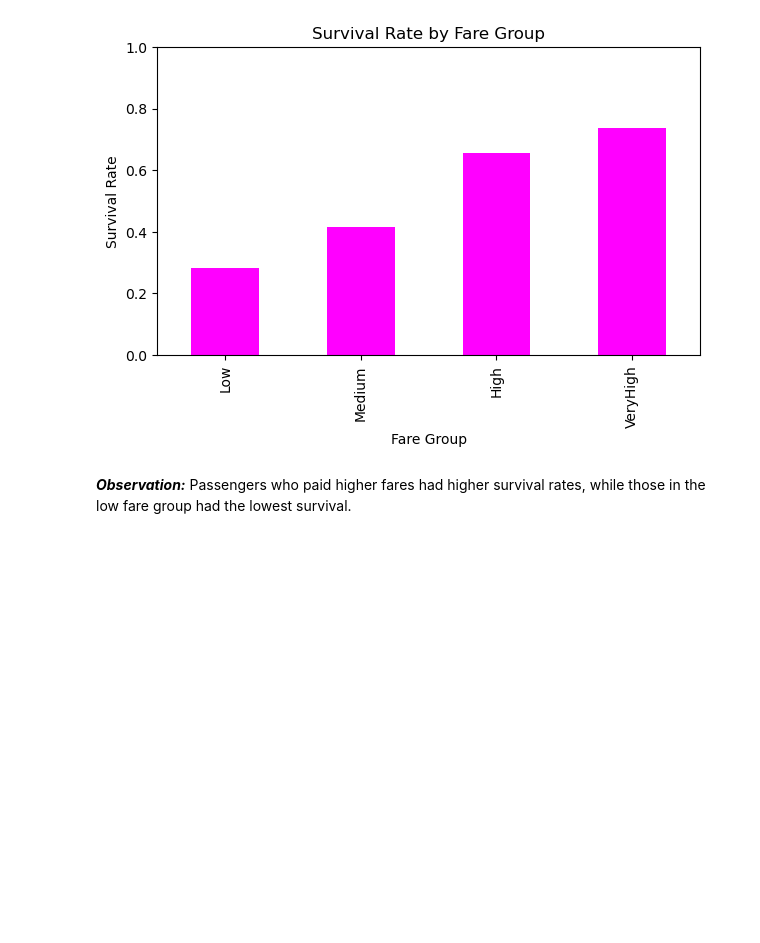
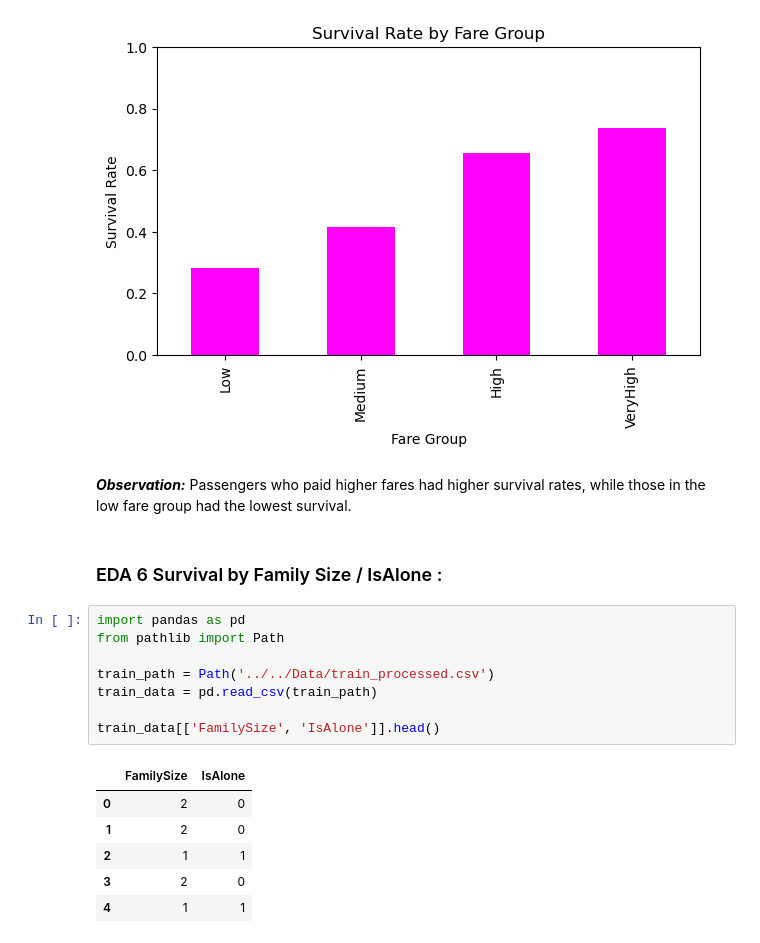
Before and after one commit to krish26/Titanic_Capstone_Project, a Jupyter notebook: ML/notebooks/EDA.ipynb, the cells around one changed output. Saved outputs shown, nothing was run; the diff lists cells and outputs as text; blank space fills up the shorter version.

```diff
--- a/ML/notebooks/EDA.ipynb
+++ b/ML/notebooks/EDA.ipynb
@@ -279,6 +279,23 @@ plt.ylim(0, 1)
 plt.show()
 # %% [output]
 [figure]
-# %% [markdown]
-***Observation:***
-Passengers who paid higher fares had higher survival rates, while those in the low fare group had the lowest survival.
+# %% [markdown]
+***Observation:***
+Passengers who paid higher fares had higher survival rates, while those in the low fare group had the lowest survival.
+# %% [markdown]
+### EDA 6 Survival by Family Size / IsAlone :
+# %%
+import pandas as pd
+from pathlib import Path
+
+train_path = Path('../../Data/train_processed.csv')
+train_data = pd.read_csv(train_path)
+
+train_data[['FamilySize', 'IsAlone']].head()
+# %% [output]
+|  | FamilySize | IsAlone |
+| 0 | 2 | 0 |
+| 1 | 2 | 0 |
+| 2 | 1 | 1 |
+| 3 | 2 | 0 |
+| 4 | 1 | 1 |
```
Also changed, not shown: parts of 2 cells of this notebook.
